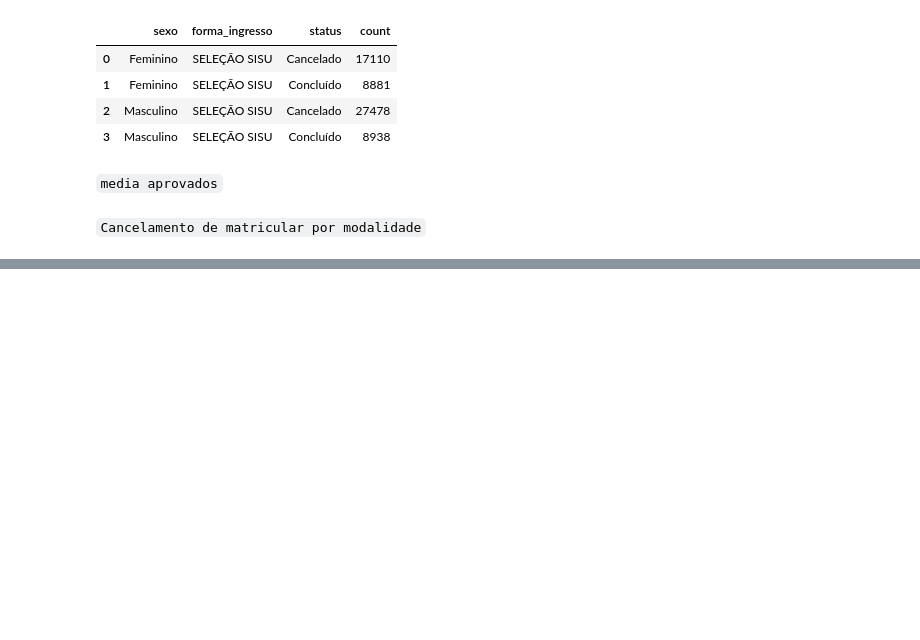
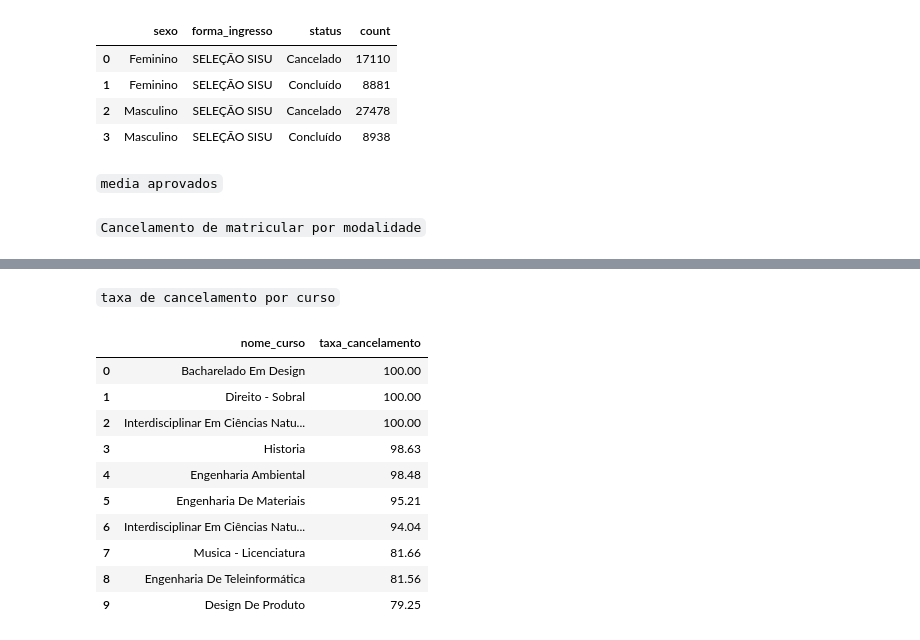
Before and after one commit to kaladabrio2020/dashboardUFC, a Jupyter notebook: tabelas.ipynb, the cells around one changed output, grey strips where cells are left out. Saved outputs shown, nothing was run; the diff lists cells and outputs as text; code cells hidden in the pictures; blank space fills up the shorter version.

```diff
--- a/tabelas.ipynb
+++ b/tabelas.ipynb
@@ -377,0 +473,29 @@ CancelamentoMatricularPlot(data).show()
+# %% [markdown]
+`taxa de cancelamento por curso`
+# %%
+def TaxaCancelamento(anos=[2010, 2023], modo_entrada = ['VESTIBULAR', 'SISU']):
+    with open('json/queries.json', 'r', encoding='utf-8') as f:
+        queries = json.load(f)
+
+    sql = queries['TaxaCancelados']
+    sql = sql.replace('ano1_', str(anos[0])).replace('ano2_', str(anos[1]))
+
+    c_ = ['c1', 'c2']
+    for e, i in enumerate(modo_entrada):
+        sql = sql.replace(f'{c_[e]}', f'{i}')
+    return pd.read_sql_query(sql, engine)
+# %%
+data = TaxaCancelamento(anos=[1999, 2023], modo_entrada = ['VESTIBULAR', 'SISU'])
+data
+# %% [output]
+|  | nome_curso | taxa_cancelamento |
+| 0 | Bacharelado Em Design | 100.00 |
+| 1 | Direito - Sobral | 100.00 |
+| 2 | Interdisciplinar Em Ciências Natu... | 100.00 |
+| 3 | Historia | 98.63 |
+| 4 | Engenharia Ambiental | 98.48 |
+| 5 | Engenharia De Materiais | 95.21 |
+| 6 | Interdisciplinar Em Ciências Natu... | 94.04 |
+| 7 | Musica - Licenciatura | 81.66 |
+| 8 | Engenharia De Teleinformática | 81.56 |
+| 9 | Design De Produto | 79.25 |
```
Also changed, not shown: parts of 11 cells of this notebook, 8 other files.
